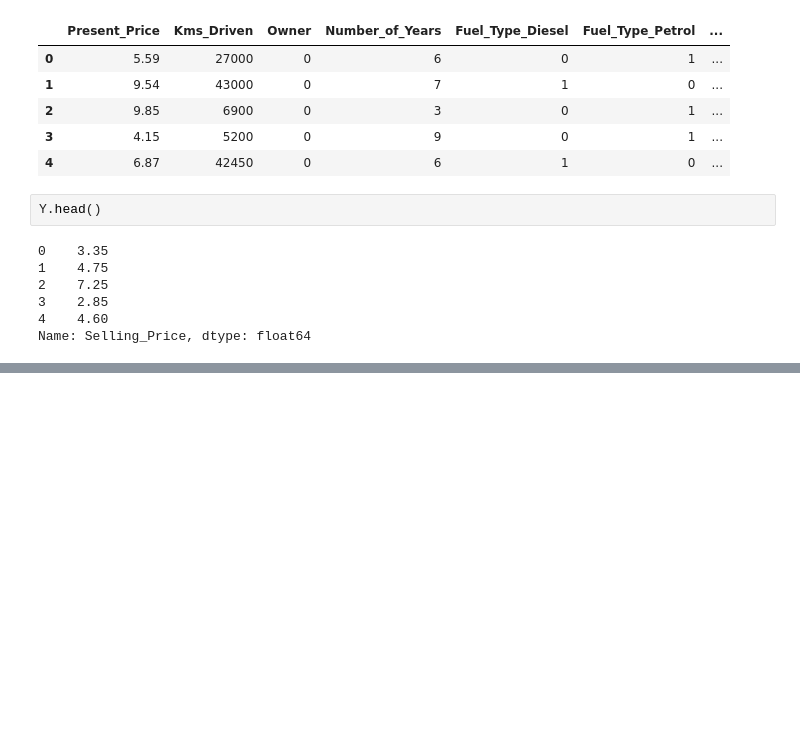
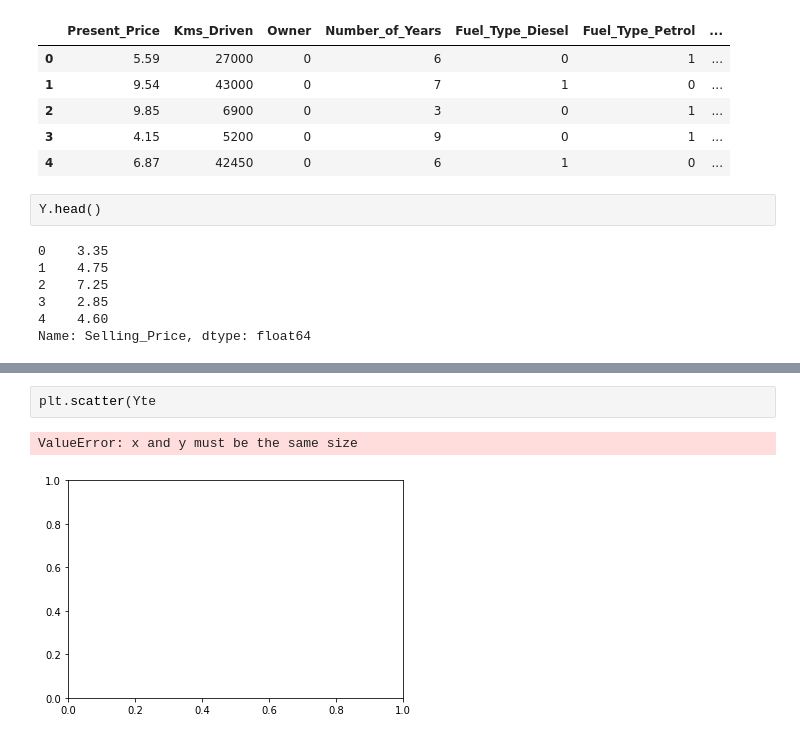
Before and after one commit to theDikshaSaxena/Car-Price-Predictions, a Jupyter notebook: Car Price Prediction.ipynb, the cells around one changed output, grey strips where cells are left out. Drawn from its saved outputs; the diff is of its cells as text; blank space fills up the shorter version.

Commit message:
testing by visualization

```diff
--- a/Car Price Prediction.ipynb
+++ b/Car Price Prediction.ipynb
@@ -342,0 +343,5 @@ pickle.dump(rf_random, file)
+# %%
+plt.scatter(Yte
+# %% [output]
+ValueError: x and y must be the same size
+[figure, added]
```
Also changed, not shown: parts of 46 cells of this notebook.
